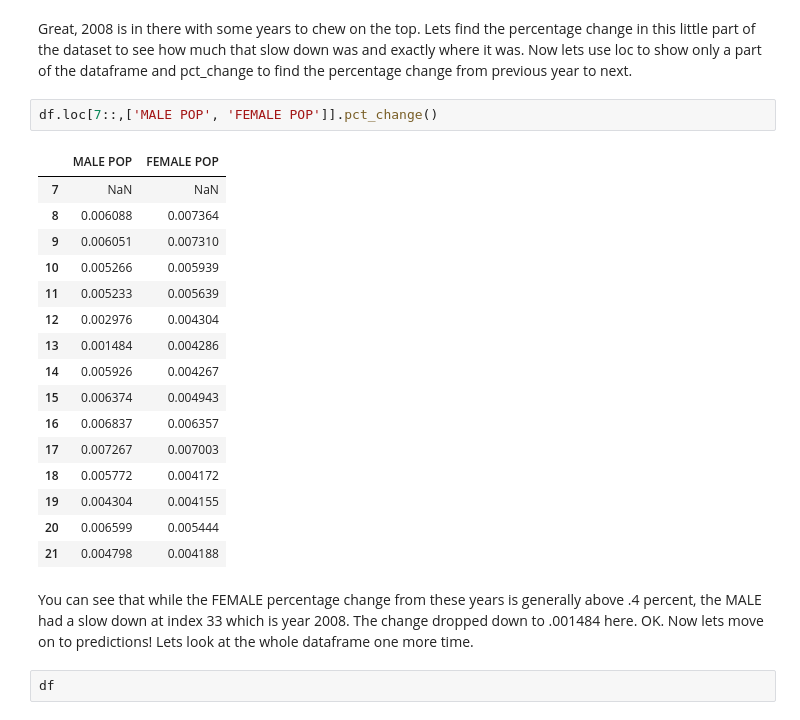
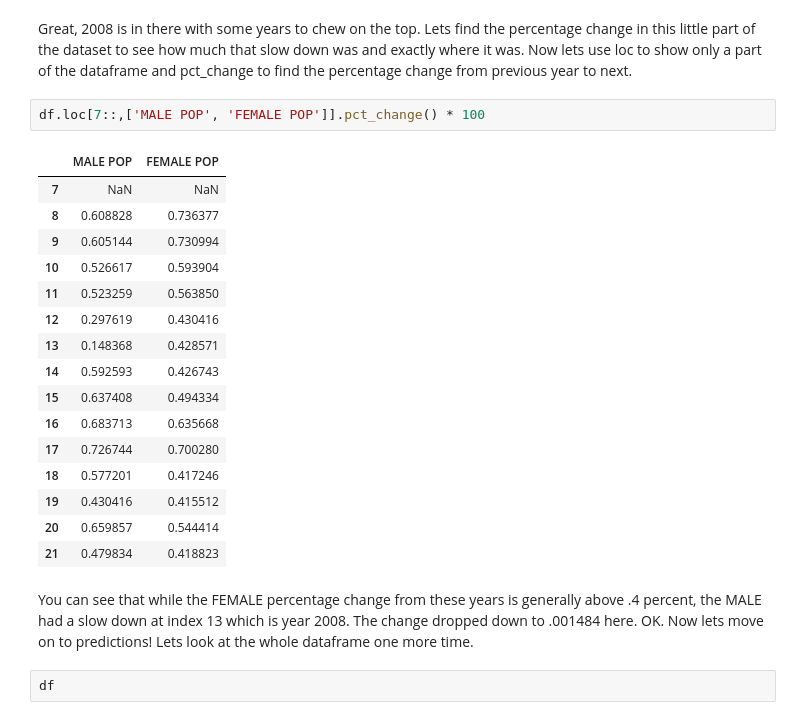
Before and after one commit to 9cLUNA/Okinawa-Population, a Jupyter notebook: oki_pop.ipynb, the cells around one changed output. Cells and saved outputs as stored; diff of their text form.

```diff
--- a/oki_pop.ipynb
+++ b/oki_pop.ipynb
@@ -170,26 +170,26 @@ df.iloc[-15:]
 # %% [markdown]
 Great, 2008 is in there with some years to chew on the top. Lets find the percentage change in this little part of the dataset to see how much that slow down was and exactly where it was. Now lets use loc to show only a part of the dataframe and pct_change to find the percentage change from previous year to next.
 # %%
-df.loc[7::,['MALE POP', 'FEMALE POP']].pct_change()
+df.loc[7::,['MALE POP', 'FEMALE POP']].pct_change() * 100
 # %% [output]
 |  | MALE POP | FEMALE POP |
 | 7 | NaN | NaN |
-| 8 | 0.006088 | 0.007364 |
-| 9 | 0.006051 | 0.007310 |
-| 10 | 0.005266 | 0.005939 |
-| 11 | 0.005233 | 0.005639 |
-| 12 | 0.002976 | 0.004304 |
-| 13 | 0.001484 | 0.004286 |
-| 14 | 0.005926 | 0.004267 |
-| 15 | 0.006374 | 0.004943 |
-| 16 | 0.006837 | 0.006357 |
-| 17 | 0.007267 | 0.007003 |
-| 18 | 0.005772 | 0.004172 |
-| 19 | 0.004304 | 0.004155 |
-| 20 | 0.006599 | 0.005444 |
-| 21 | 0.004798 | 0.004188 |
+| 8 | 0.608828 | 0.736377 |
+| 9 | 0.605144 | 0.730994 |
+| 10 | 0.526617 | 0.593904 |
+| 11 | 0.523259 | 0.563850 |
+| 12 | 0.297619 | 0.430416 |
+| 13 | 0.148368 | 0.428571 |
+| 14 | 0.592593 | 0.426743 |
+| 15 | 0.637408 | 0.494334 |
+| 16 | 0.683713 | 0.635668 |
+| 17 | 0.726744 | 0.700280 |
+| 18 | 0.577201 | 0.417246 |
+| 19 | 0.430416 | 0.415512 |
+| 20 | 0.659857 | 0.544414 |
+| 21 | 0.479834 | 0.418823 |
 # %% [markdown]
-You can see that while the FEMALE percentage change from these years is generally above .4 percent, the MALE had a slow down at index 33 which is year 2008. The change dropped down to .001484 here. OK. Now lets move on to predictions! Lets look at the whole dataframe one more time.
+You can see that while the FEMALE percentage change from these years is generally above .4 percent, the MALE had a slow down at index 13 which is year 2008. The change dropped down to .001484 here. OK. Now lets move on to predictions! Lets look at the whole dataframe one more time.
 # %%
 df
 # %% [output]
```
